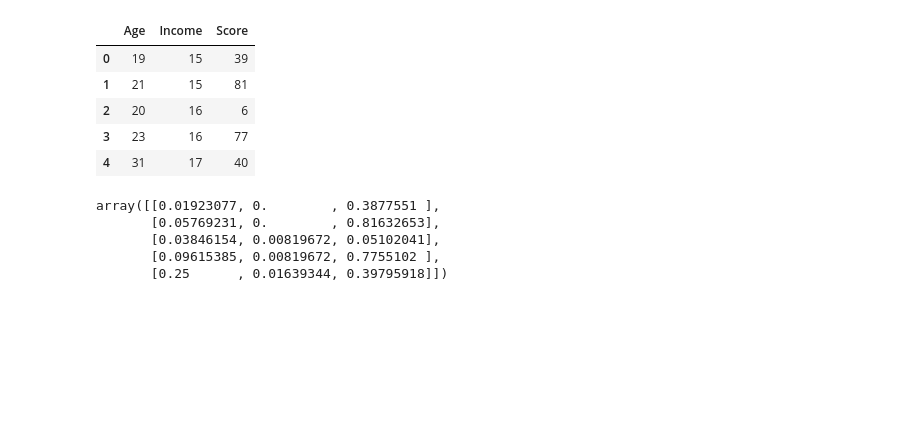
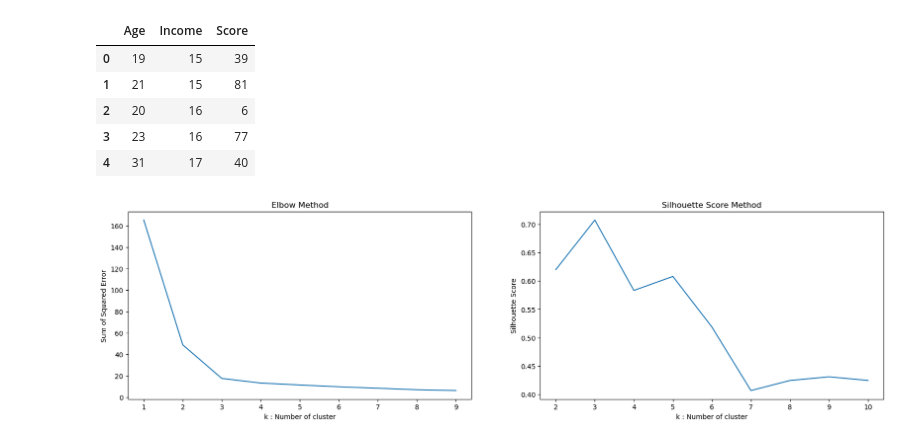
Before and after one commit to VaderSame/Mall-Customers-Segmentation-Dataset-, a Jupyter notebook: Assignment_2_Semal_Shastri.ipynb, the cells around one changed output. Cells and saved outputs as stored; diff of their text form; code cells hidden in the pictures; blank space fills up the shorter version.

```diff
--- a/Assignment_2_Semal_Shastri.ipynb
+++ b/Assignment_2_Semal_Shastri.ipynb
@@ -114,10 +129,37 @@ df_drop.head()
 # %%
 scaler_MinMax = MinMaxScaler().fit_transform(df_drop)
 scaler_MinMax[:5]
+
+scaled_df = pd.DataFrame(scaler_MinMax, columns=df_drop.columns)
-# %% [output]
-array([[0.01923077, 0.        , 0.3877551 ],
-       [0.05769231, 0.        , 0.81632653],
-       [0.03846154, 0.00819672, 0.05102041],
-       [0.09615385, 0.00819672, 0.7755102 ],
-       [0.25      , 0.01639344, 0.39795918]])
+# %%
+from sklearn.cluster import KMeans
+from sklearn.metrics import silhouette_score
+
+
+sse = {};sil = [];kmax = 10
+fig = plt.subplots(nrows = 1, ncols = 2, figsize = (20,5))
+
+# Elbow Method :
+plt.subplot(1,2,1)
+for k in range(1, 10):
+    kmeans = KMeans(n_clusters=k, max_iter=1000).fit(scaled_df)
+    sse[k] = kmeans.inertia_ # Inertia: Sum of distances of samples to their closest cluster center
+snb.lineplot(x = list(sse.keys()), y = list(sse.values()));
+plt.title('Elbow Method')
+plt.xlabel("k : Number of cluster")
+plt.ylabel("Sum of Squared Error")
+
+# Silhouette Score Method
+plt.subplot(1,2,2)
+for k in range(2, kmax + 1):
+    kmeans = KMeans(n_clusters = k).fit(scaled_df)
+    labels = kmeans.labels_
+    sil.append(silhouette_score(scaled_df, labels, metric = 'manhattan'))
+snb.lineplot(x = range(2,kmax + 1), y = sil);
+plt.title('Silhouette Score Method')
+plt.xlabel("k : Number of cluster")
+plt.ylabel("Silhouette Score")
+plt.show()
+# %% [output]
+[figure, added]
 # %%
```
Also changed, not shown: parts of 12 cells of this notebook.
